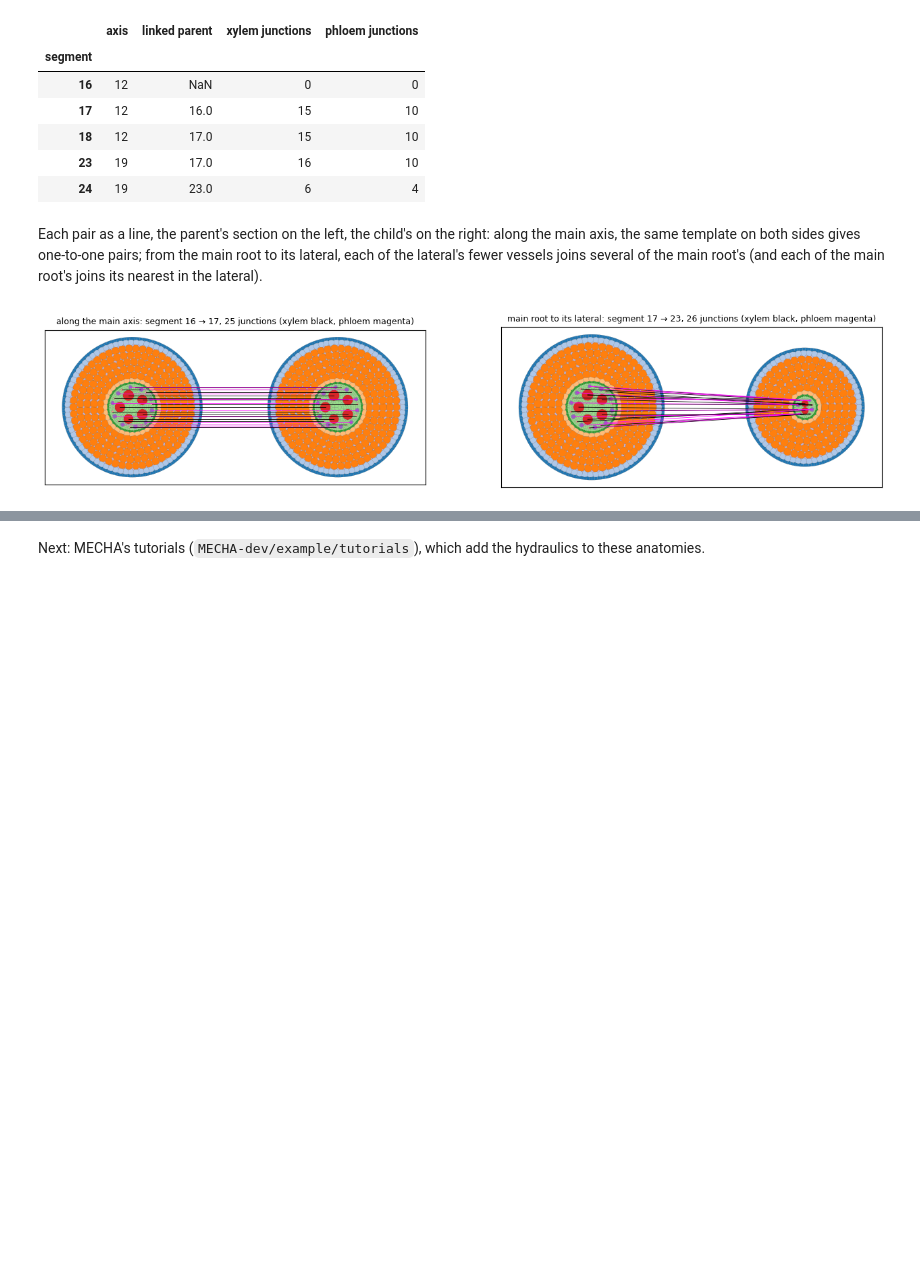
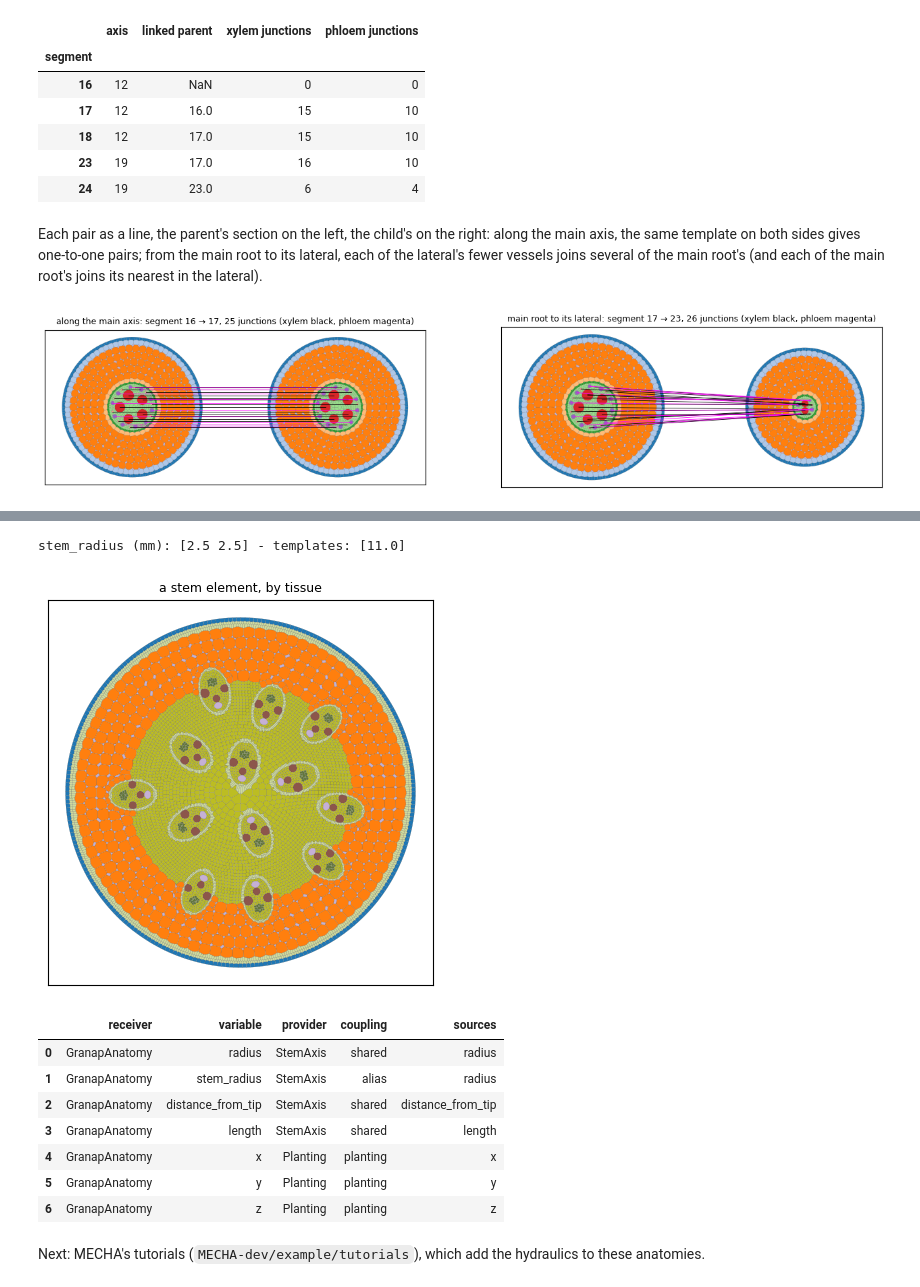
Before and after one commit to openalea-incubator/GRANAP-dev, a Jupyter notebook: example/tutorials/developer/01_cross_sections_in_metafspm.ipynb, the cells around one changed output, grey strips where cells are left out. Cells and saved outputs as stored; diff of their text form; code cells hidden in the pictures; blank space fills up the shorter version.

```diff
--- a/example/tutorials/developer/01_cross_sections_in_metafspm.ipynb
+++ b/example/tutorials/developer/01_cross_sections_in_metafspm.ipynb
@@ -119,11 +123,13 @@ class RootAnatomies(CompositeModel):
     from_scale, nodes, wiring = "SubOrgan", "Compartment", junction_rules
 
     def __init__(self, data_structure, time_step):
-        anatomy = self.initiators[-1]                                   # GranapAnatomy, or a subclass of it
+        architecture, anatomy = self.initiators                         # RootAxis and GranapAnatomy, or subclasses
+        self.architecture = architecture(data_structure=data_structure, time_step=time_step)
         self.anatomy = anatomy(data_structure=data_structure, time_step=time_step)
-        self.couple(self.anatomy)
+        self.couple(self.architecture, self.anatomy)                    # the model's translator: none needed here
 
     def run(self):
+        self.architecture()                  # the roots grow (the scenario's root_growth)
         self.anatomy()                       # anatomies for the new or changed segments
 
 
@@ -273,7 +298,8 @@ class RootSystem(RootAnatomies):
 
 
 root_system = {"root_segments": [[0.55e-3, 2e-4, 0.02], [0.55e-3, 2e-4, 0.01], [0.55e-3, 2e-4, 0.]],
-               "root_laterals": [[1, [[0.3e-3, 2e-4, 0.002], [0.3e-3, 2e-4, 0.]]]]}
+               "root_laterals": [[1, [[0.3e-3, 2e-4, 0.002], [0.3e-3, 2e-4, 0.]]]],
+               "root_growth": [[1, 0.3e-3, 2e-4]]}             # at each step, a segment at the lateral's tip (section 6)
 scene = Scene(plants(RootSystem, root_system))
 ds = scene.populations[0].data_structure
 g = ds.mtg
@@ -329,8 +356,8 @@ at its tip, by hand:
 # %%
-tip = int(segments[-1])                                               # the lateral's tip
-new = g.add_child(tip, edge_type="<", label=g.labels.SubOrgan.RootSegment)
-g.property("radius")[new], g.property("length")[new], g.property("distance_from_tip")[new] = 0.3e-3, 2e-4, 0.
+before = int((ds.get("network_path") == 5).sum())
 scene.run()
-print("new segment:", scene.populations[0].instance.anatomy.last_update, "- its linked parent:",
-      g.linked_parent(new, g.scales.SubOrgan), f"- {int((ds.get('network_path') == 5).sum())} axial junctions now")
+(new,) = scene.populations[0].instance.anatomy.last_update["emerged"]
+print("new segment:", new, "- its linked parent:", g.linked_parent(new, g.scales.SubOrgan),
+      f"- {before} axial junctions before, {int((ds.get('network_path') == 5).sum())} now")
+pd.DataFrame({"segment": ds.entity_ids("SubOrgan"), "distance from the tip (mm)": 1e3 * ds.get("distance_from_tip")})
 # %% [output]
@@ -338,2 +380,35 @@ new segment: {'emerged': [124910], 'replaced': []} - its linked parent: 24 - 86
+# %%
+class StemAxis(SegmentArchitecture):
+    """A stand-in stem of two elements, 2.5 mm in radius and 5 mm long."""
+
+    @classmethod
+    def initiate_plant(cls, g, plant, parameters):
+        organ = new_organ(g, plant, "Shoot", "Shoot", "Shoot", "StemInternode")
+        segment_chain(g, organ, g.labels.SubOrgan.StemElement, [(2.5e-3, 5e-3, 5e-3), (2.5e-3, 5e-3, 0.)])
+
+
+class StemAnatomies(RootAnatomies):
+    initiators = (StemAxis, GranapAnatomy)
+    translator = Translator().link("GranapAnatomy", "stem_radius", "StemAxis", {"radius": 1.})
+
+
+scene = Scene(plants(StemAnatomies, {"stem_anatomy": {}}))
+ds = scene.populations[0].data_structure
+print("stem_radius (mm):", 1e3 * ds.get("stem_radius"), "- templates:", sorted(set(ds.get("anatomy_template").tolist())))
+fig, ax = plt.subplots(figsize=(5, 5))
+draw_section(ax, ds, int(ds.entity_ids("SubOrgan")[0]), title="a stem element, by tissue")
+plt.show()
+scene.populations[0].instance.couplings()
+# %% [output]
+stem_radius (mm): [2.5 2.5] - templates: [11.0]
+[figure, added]
+|  | receiver | variable | provider | coupling | sources |
+| 0 | GranapAnatomy | radius | StemAxis | shared | radius |
+| 1 | GranapAnatomy | stem_radius | StemAxis | alias | radius |
+| 2 | GranapAnatomy | distance_from_tip | StemAxis | shared | distance_from_tip |
+| 3 | GranapAnatomy | length | StemAxis | shared | length |
+| 4 | GranapAnatomy | x | Planting | planting | x |
+| 5 | GranapAnatomy | y | Planting | planting | y |
+| 6 | GranapAnatomy | z | Planting | planting | z |
 # %% [markdown]
 Next: MECHA's tutorials (`MECHA-dev/example/tutorials`), which add the hydraulics to these anatomies.
```
Also changed, not shown: parts of 12 cells of this notebook, 17 other files.
